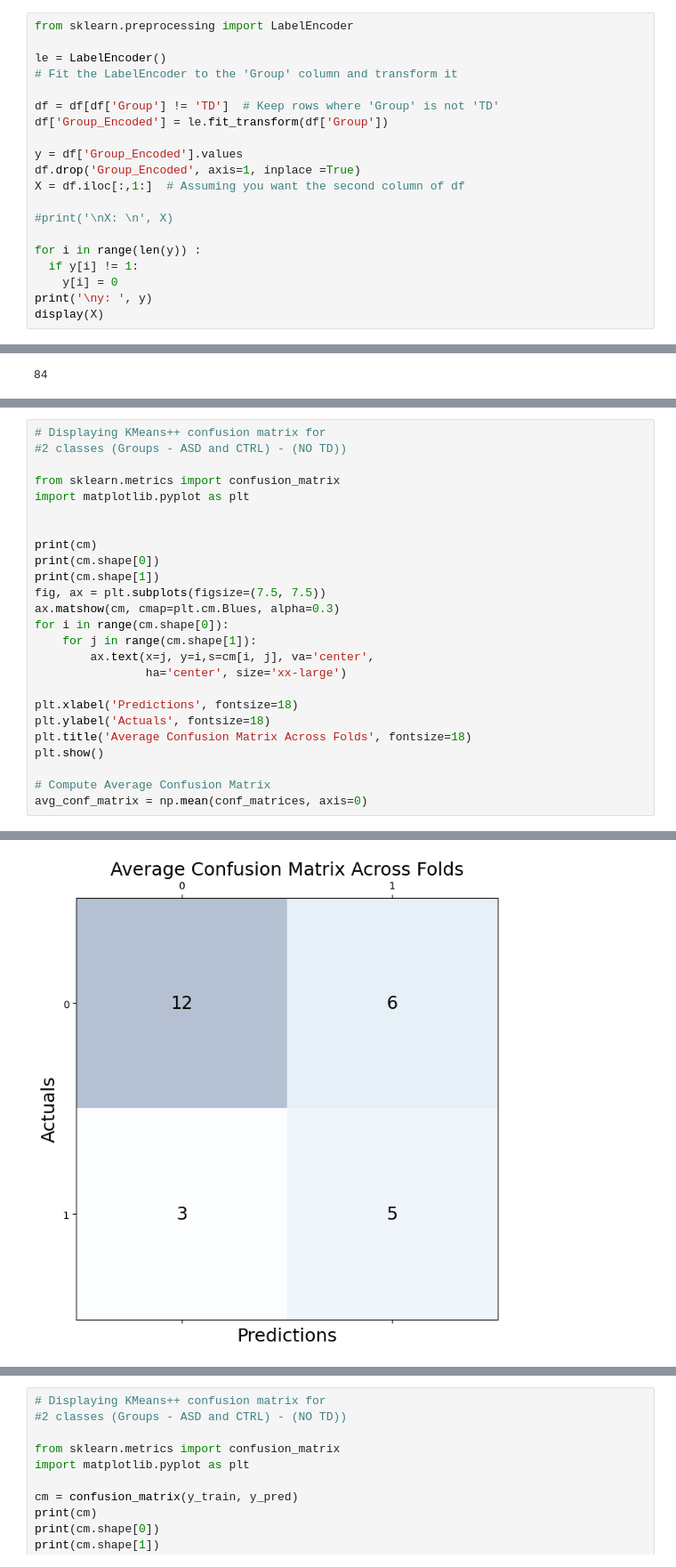
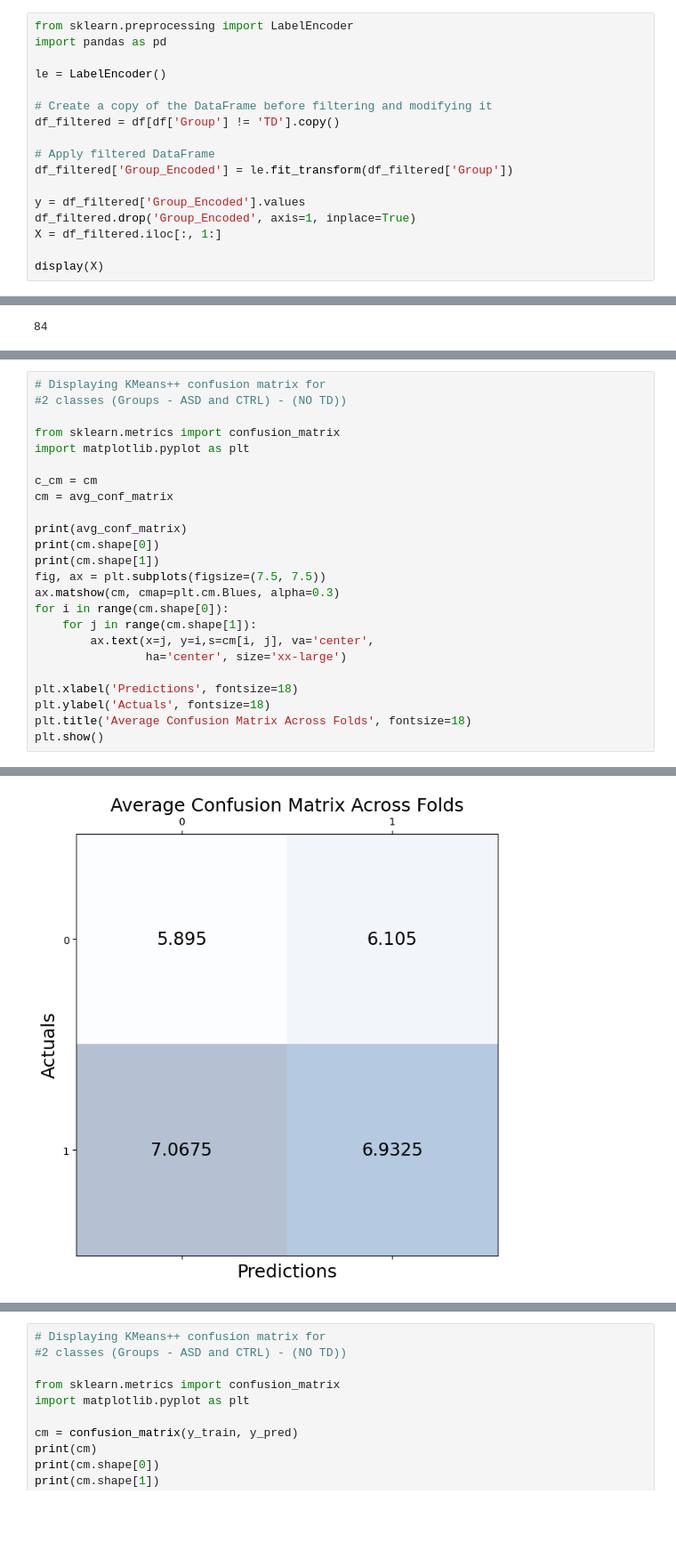
Before and after one commit to lucia1970-student/GA-PyTorch, a Jupyter notebook: Supervised_KMeans++_ROC.ipynb, the cells around one changed output, grey strips where cells are left out. Shown at 89% size. Saved outputs shown, nothing was run; the diff lists cells and outputs as text; blank space fills up the shorter version.

```diff
--- a/Supervised_KMeans++_ROC.ipynb
+++ b/Supervised_KMeans++_ROC.ipynb
@@ -95,22 +95,19 @@ ASD count:  38
 dtype: int64
 # %%
 from sklearn.preprocessing import LabelEncoder
+import pandas as pd
 
 le = LabelEncoder()
-# Fit the LabelEncoder to the 'Group' column and transform it
 
-df = df[df['Group'] != 'TD']  # Keep rows where 'Group' is not 'TD'
-df['Group_Encoded'] = le.fit_transform(df['Group'])
+# Create a copy of the DataFrame before filtering and modifying it
+df_filtered = df[df['Group'] != 'TD'].copy()
 
-y = df['Group_Encoded'].values
-df.drop('Group_Encoded', axis=1, inplace =True)
-X = df.iloc[:,1:]  # Assuming you want the second column of df
+# Apply filtered DataFrame
+df_filtered['Group_Encoded'] = le.fit_transform(df_filtered['Group'])
 
-#print('\nX: \n', X)
+y = df_filtered['Group_Encoded'].values
+df_filtered.drop('Group_Encoded', axis=1, inplace=True)
+X = df_filtered.iloc[:, 1:]
 
-for i in range(len(y)) :
-  if y[i] != 1:
-    y[i] = 0
-print('\ny: ', y)
 display(X)
 # %% [output]
@@ -344,8 +344,10 @@ Mapping predictions:
 from sklearn.metrics import confusion_matrix
 import matplotlib.pyplot as plt
 
+c_cm = cm
+cm = avg_conf_matrix
 
-print(cm)
+print(avg_conf_matrix)
 print(cm.shape[0])
 print(cm.shape[1])
 fig, ax = plt.subplots(figsize=(7.5, 7.5))
@@ -359,7 +361,4 @@ plt.xlabel('Predictions', fontsize=18)
 plt.ylabel('Actuals', fontsize=18)
 plt.title('Average Confusion Matrix Across Folds', fontsize=18)
 plt.show()
-
-# Compute Average Confusion Matrix
-avg_conf_matrix = np.mean(conf_matrices, axis=0)
 # %% [output]
@@ -368,6 +367,6 @@ avg_conf_matrix = np.mean(conf_matrices, axis=0)
 2
 2
-[figure, old version]
+[figure, new version]
 # %%
 #Utilisation de SVC Cross-Validation (CV) avec ROC scoring.
 import numpy as np
```
Also changed, not shown: parts of 5 cells of this notebook.
